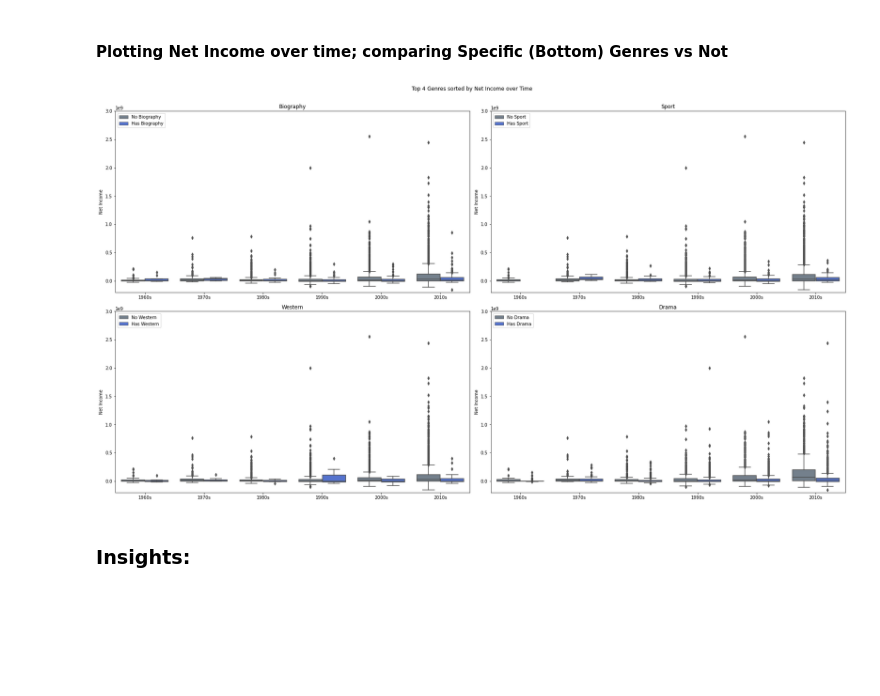
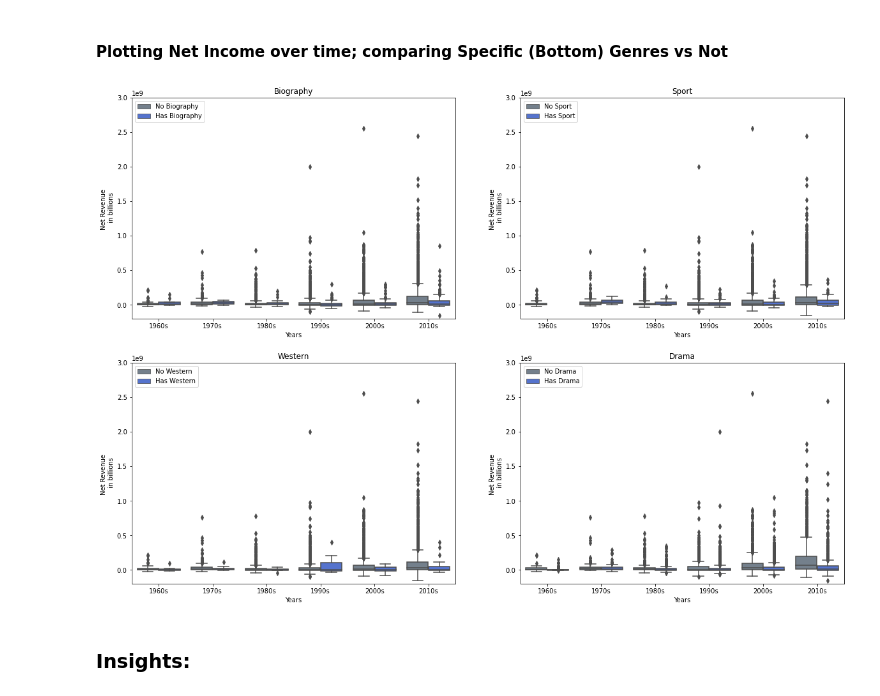
Before and after one commit to ArenCarpenter/Movie_Genre_Analysis, a Jupyter notebook: Individual_EDA_Notebooks/EDA - Genres.ipynb, the cells around one changed output. Cells and saved outputs as stored; diff of their text form; code cells hidden in the pictures; blank space fills up the shorter version.

Commit message:
adjusted Bottom4_Genre_Income boxplot layout

```diff
--- a/Individual_EDA_Notebooks/EDA - Genres.ipynb
+++ b/Individual_EDA_Notebooks/EDA - Genres.ipynb
@@ -337,57 +337,56 @@ Movies that contain any of [Animation, Musical, Adventure, Fantasy], on average,
 # %% [markdown]
 #### Plotting Net Income over time; comparing Specific (Bottom) Genres vs Not
 # %%
-fig, axes = plt.subplots(nrows=2,ncols=2,figsize=(24,14))
+fig, axes = plt.subplots(nrows=2,ncols=2,figsize=(20,14))
 ax_1 = axes[0][0]
 sns.boxplot(x='year_bins',y='gross_minus_budget',hue='Biography', data = albert_trimmed, ax= ax_1, palette=["slategray","royalblue"])
 # new_labels = ["No Animation", "Has Animation"]
 # for t, l in zip(g._legend.texts, new_labels): t.set_text(l)
 handles, _ = ax_1.get_legend_handles_labels()
 ax_1.legend(loc='upper left',handles=handles,labels=["No Biography", "Has Biography"])
-ax_1.set_ylabel('Net Income')
+ax_1.set_ylabel('Net Revenue \n in billions')
 ax_1.set_title('Biography')
 ax_1.set_ylim(-200_000_000,3_000_000_000)
-ax_1.set_xlabel('')
+ax_1.set_xlabel('Years')
 
 
 ax_2 = axes[0][1]
 sns.boxplot(x='year_bins',y='gross_minus_budget',hue='Sport', data = albert_trimmed, ax= ax_2, palette = ["slategray","royalblue"])
 handles, _ = ax_2.get_legend_handles_labels()
 ax_2.legend(loc='upper left',handles = handles, labels=["No Sport", "Has Sport"])
 # ax_2.legend(loc='upper left')
-ax_2.set_ylabel('Net Income')
+ax_2.set_ylabel('Net Revenue \n in billions')
 ax_2.set_title('Sport')
 ax_2.set_ylim(-200_000_000,3_000_000_000)
-ax_2.set_xlabel('')
+ax_2.set_xlabel('Years')
 
 
 
 ax_3 = axes[1][0]
 sns.boxplot(x='year_bins',y='gross_minus_budget',hue='Western', data = albert_trimmed, ax= ax_3, palette = ["slategray","royalblue"])
 handles, _ = ax_3.get_legend_handles_labels()
 ax_3.legend(loc='upper left',handles = handles,labels=["No Western", "Has Western"])
 # ax_3.legend(loc='upper left')
-ax_3.set_ylabel('Net Income')
+ax_3.set_ylabel('Net Revenue \n in billions')
 ax_3.set_title('Western')
 ax_3.set_ylim(-200_000_000,3_000_000_000)
-ax_3.set_xlabel('')
+ax_3.set_xlabel('Years')
 
 
 ax_4 = axes[1][1]
 sns.boxplot(x='year_bins',y='gross_minus_budget',hue='Drama', data = albert_trimmed, ax= ax_4, palette = ["slategray","royalblue"])
 handles, _ = ax_4.get_legend_handles_labels()
 ax_4.legend(loc='upper left',handles = handles,labels=["No Drama", "Has Drama"])
 # ax_4.legend(loc='upper left')
-ax_4.set_ylabel('Net Income')
+ax_4.set_ylabel('Net Revenue \n in billions')
 ax_4.set_title('Drama')
 ax_4.set_ylim(-200_000_000,3_000_000_000)
 
-ax_4.set_xlabel('')
-fig.suptitle('Top 4 Genres sorted by Net Income over Time')
-fig.tight_layout(rect=[0, 0.03, 1, 0.95])
-fig.savefig('Bottom 4 genres');
+ax_4.set_xlabel('Years')
+
+fig.savefig('Bottom4_Genre_Income');
 # %% [output]
-[figure, old version]
+[figure, new version]
 # %% [markdown]
 ### Insights:
 # %% [markdown]
```
